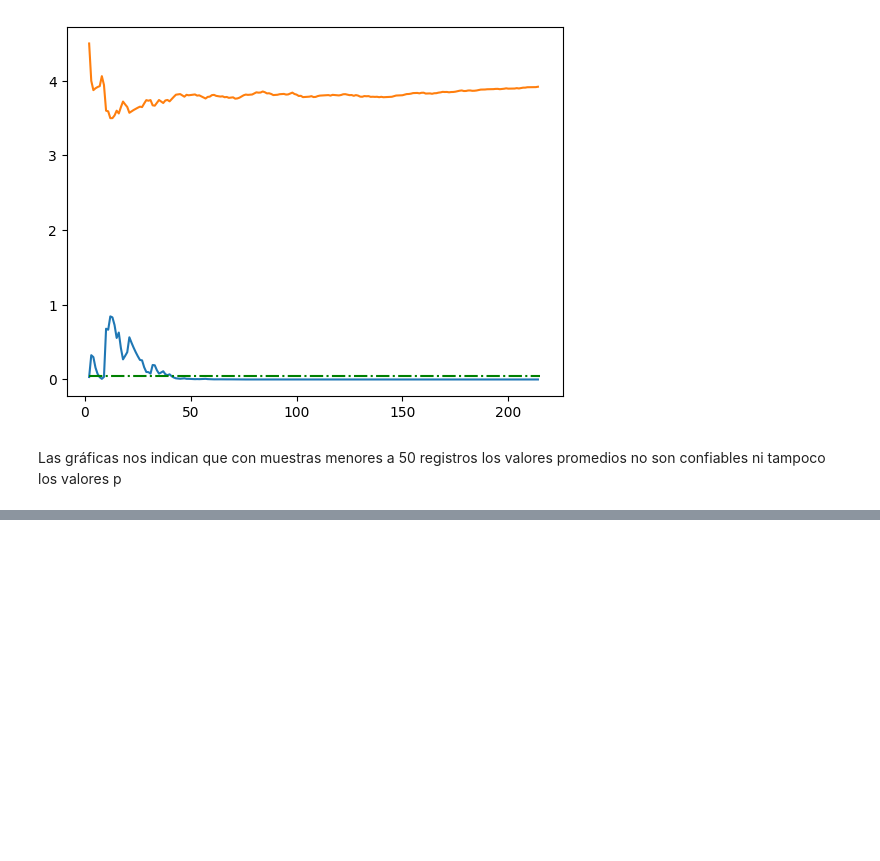
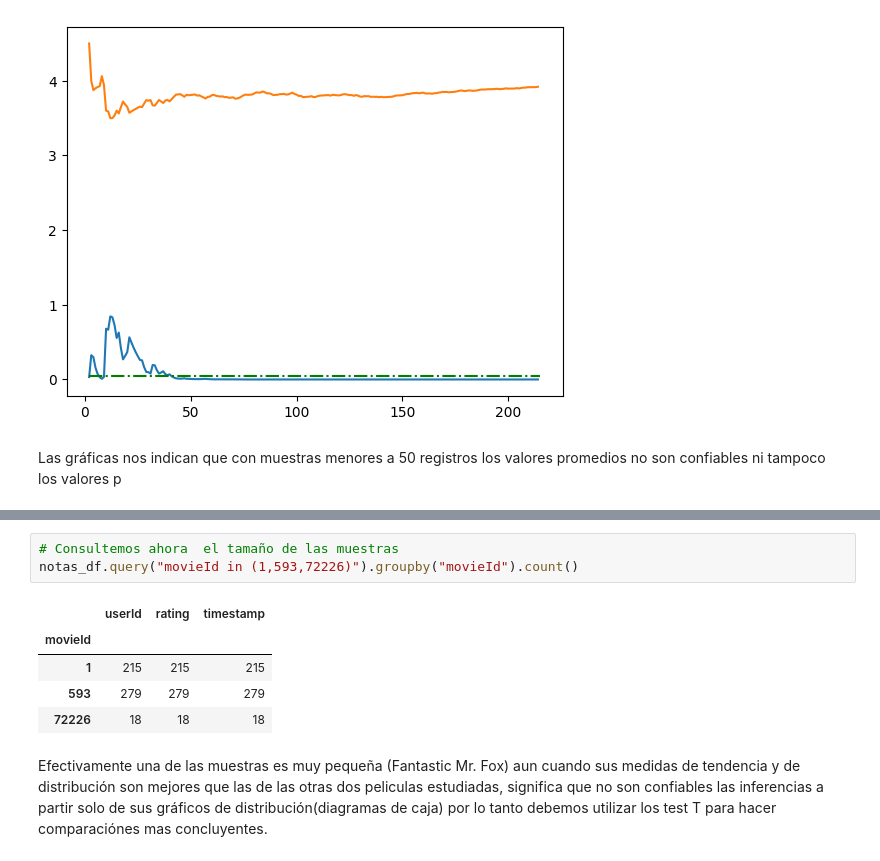
Before and after one commit to JuanPerezMolina/tests_estadisticos_python, a Jupyter notebook: 231028-1_1tests_estadisticos_python.ipynb, the cells around one changed output, grey strips where cells are left out. Drawn from its saved outputs; the diff is of its cells as text; blank space fills up the shorter version.

```diff
--- a/231028-1_1tests_estadisticos_python.ipynb
+++ b/231028-1_1tests_estadisticos_python.ipynb
@@ -544,0 +605,11 @@ Las gráficas nos indican que con muestras menores a 50 registros los valores pr
+# %%
+# Consultemos ahora  el tamaño de las muestras
+notas_df.query("movieId in (1,593,72226)").groupby("movieId").count()
+# %% [output]
+|  | userId | rating | timestamp |
+| movieId |  |  |  |
+| 1 | 215 | 215 | 215 |
+| 593 | 279 | 279 | 279 |
+| 72226 | 18 | 18 | 18 |
+# %% [markdown]
+Efectivamente una de las muestras es muy pequeña (Fantastic Mr. Fox) aun cuando sus medidas de tendencia y de distribución son mejores que  las de las otras dos peliculas estudiadas, significa que no son confiables las inferencias a partir solo de sus gráficos de distribución(diagramas de caja) por lo tanto debemos utilizar los test T para hacer comparaciónes mas concluyentes.
```
Also changed, not shown: parts of 26 cells of this notebook, 2 other files.
